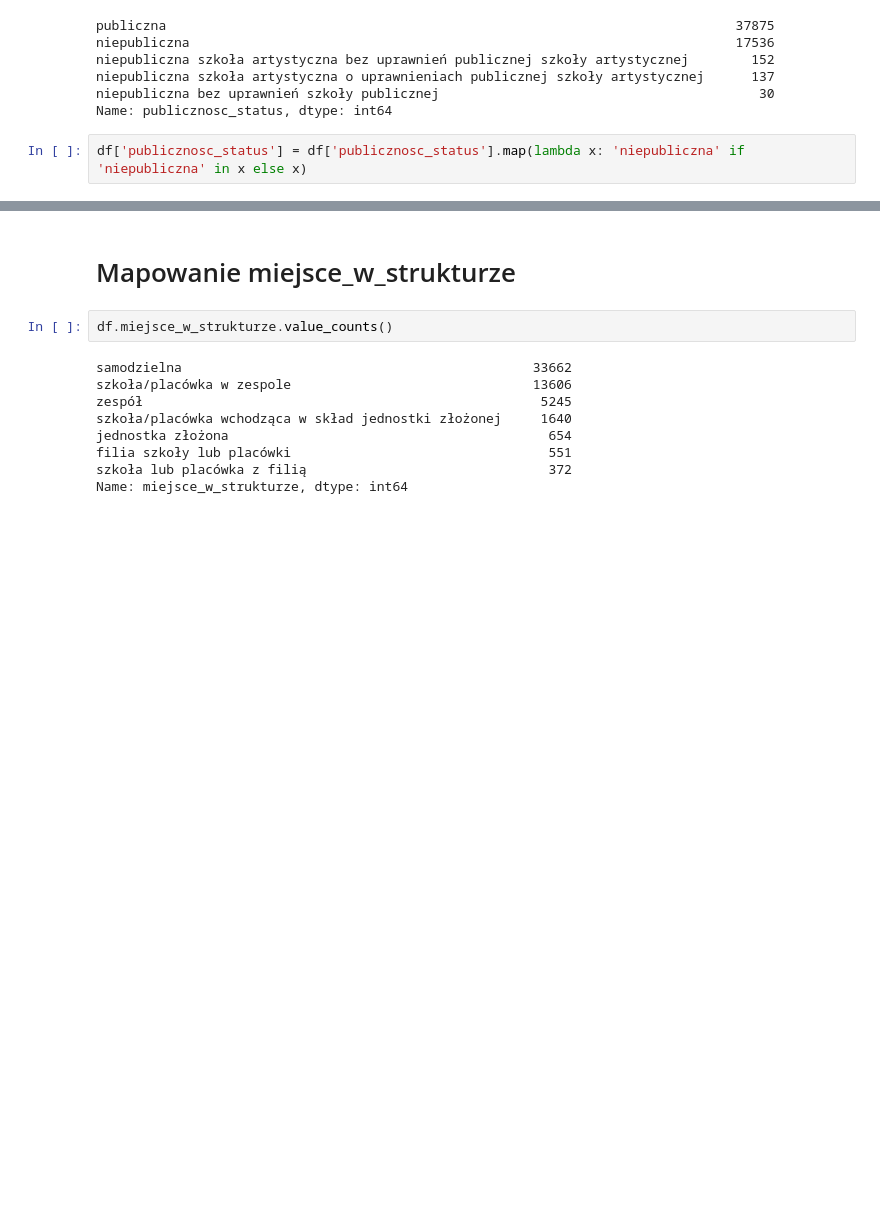
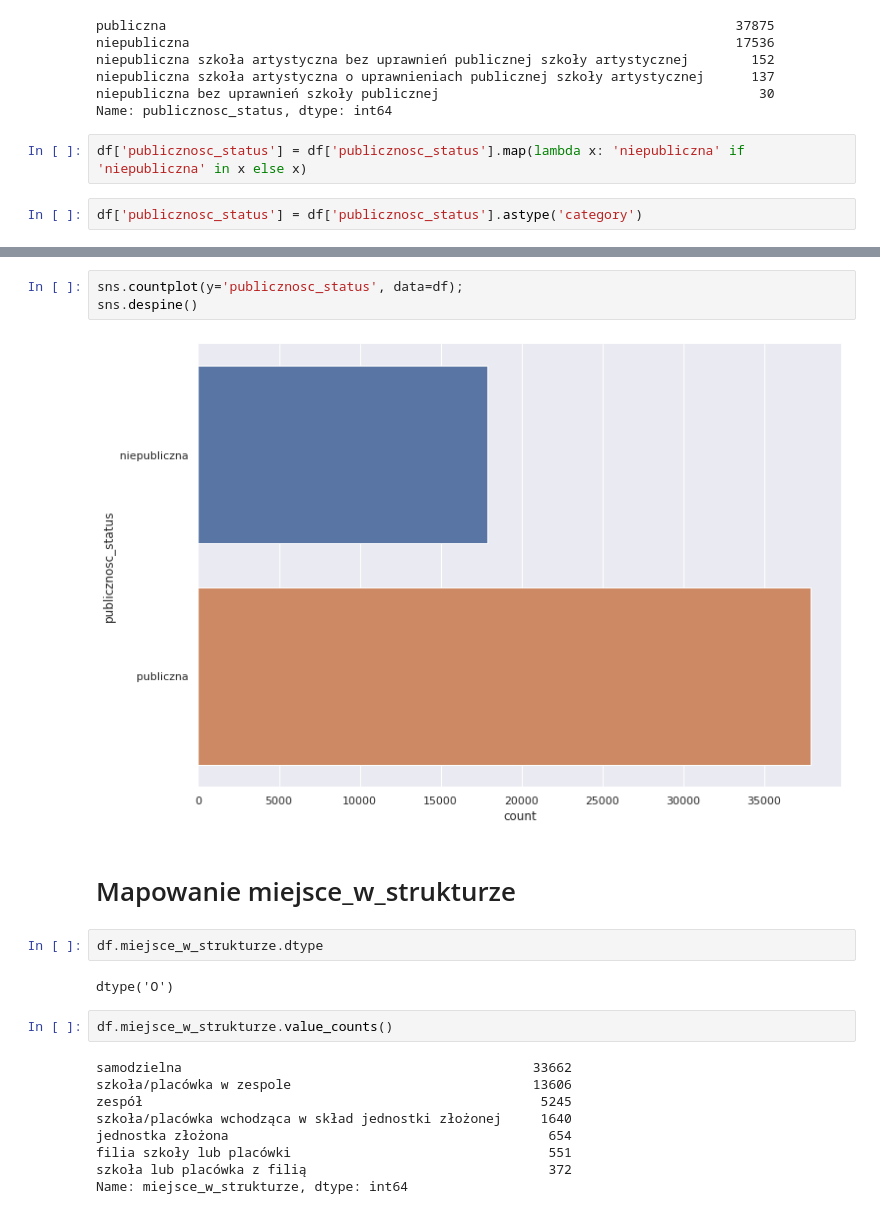
Before and after one commit to DataWorkshop-Foundation/way-to-school, a Jupyter notebook: notebooks/EDA.ipynb, the cells around one changed output, grey strips where cells are left out. Drawn from its saved outputs; the diff is of its cells as text; blank space fills up the shorter version.

```diff
--- a/notebooks/EDA.ipynb
+++ b/notebooks/EDA.ipynb
@@ -406,4 +419,6 @@ niepubliczna bez uprawnień szkoły publicznej
 Name: publicznosc_status, dtype: int64
 # %%
 df['publicznosc_status'] = df['publicznosc_status'].map(lambda x: 'niepubliczna' if 'niepubliczna' in x else x)
+# %%
+df['publicznosc_status'] = df['publicznosc_status'].astype('category')
 # %%
@@ -412,8 +427,17 @@ df.publicznosc_status.value_counts(normalize=True)
 publiczna       0.679616
 niepubliczna    0.320384
 Name: publicznosc_status, dtype: float64
+# %%
+sns.countplot(y='publicznosc_status', data=df);
+sns.despine()
+# %% [output]
+[figure, added]
 # %% [markdown]
 # Mapowanie miejsce_w_strukturze
+# %%
+df.miejsce_w_strukturze.dtype
+# %% [output]
+dtype('O')
 # %%
 df.miejsce_w_strukturze.value_counts()
 # %% [output]
```
Also changed, not shown: parts of 30 cells of this notebook.
